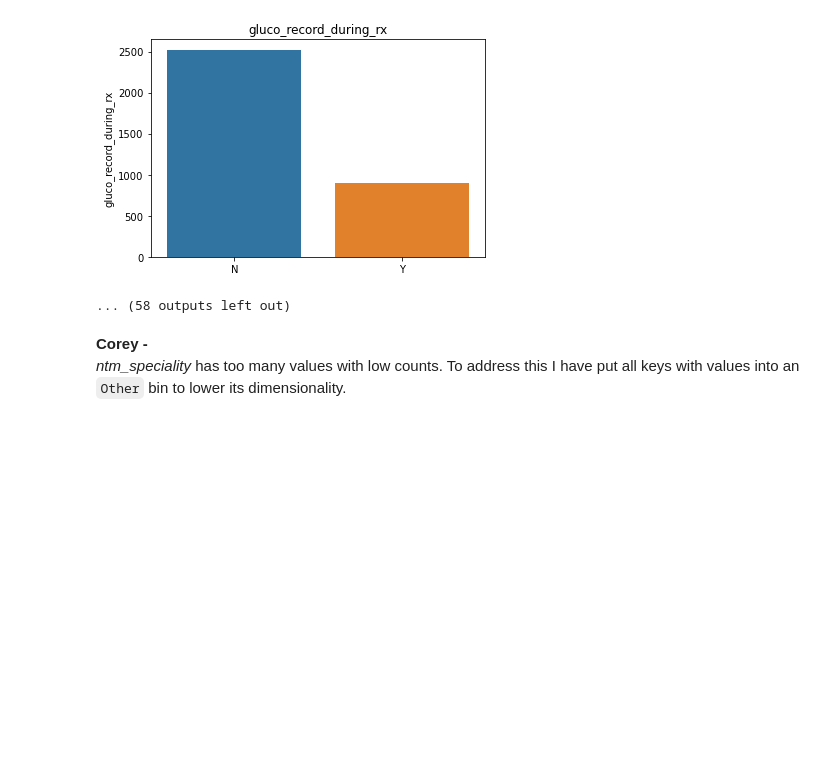
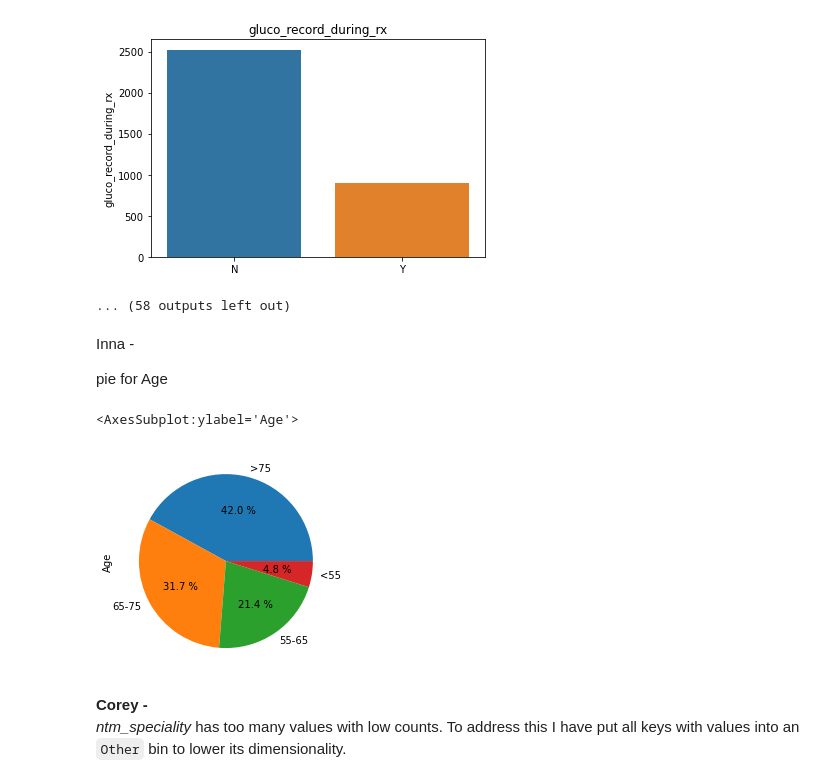
Before and after one commit to TheHamhams/dg_group_project, a Jupyter notebook: EDA.ipynb, the cells around one changed output. Saved outputs shown, nothing was run; the diff lists cells and outputs as text; code cells hidden in the pictures; blank space fills up the shorter version.

```diff
--- a/EDA.ipynb
+++ b/EDA.ipynb
@@ -119,6 +119,16 @@ util.columns_graph(data)
 [figure]
 [figure]
 ... (58 outputs left out)
+# %% [markdown]
+Inna -
+
+pie for Age
+# %%
+fig = pd.Series(data.age_bucket)
+fig.value_counts(normalize=True).plot.pie(autopct='%.1f %%', ylabel='Age')
+# %% [output]
+<AxesSubplot:ylabel='Age'>
+[figure, added]
 # %% [markdown]
 **Corey -** <br>
 *ntm_speciality* has too many values with low counts. To address this I have put all keys with values into an `Other` bin to lower its dimensionality.
```
Also changed, not shown: parts of 1 cell of this notebook.
